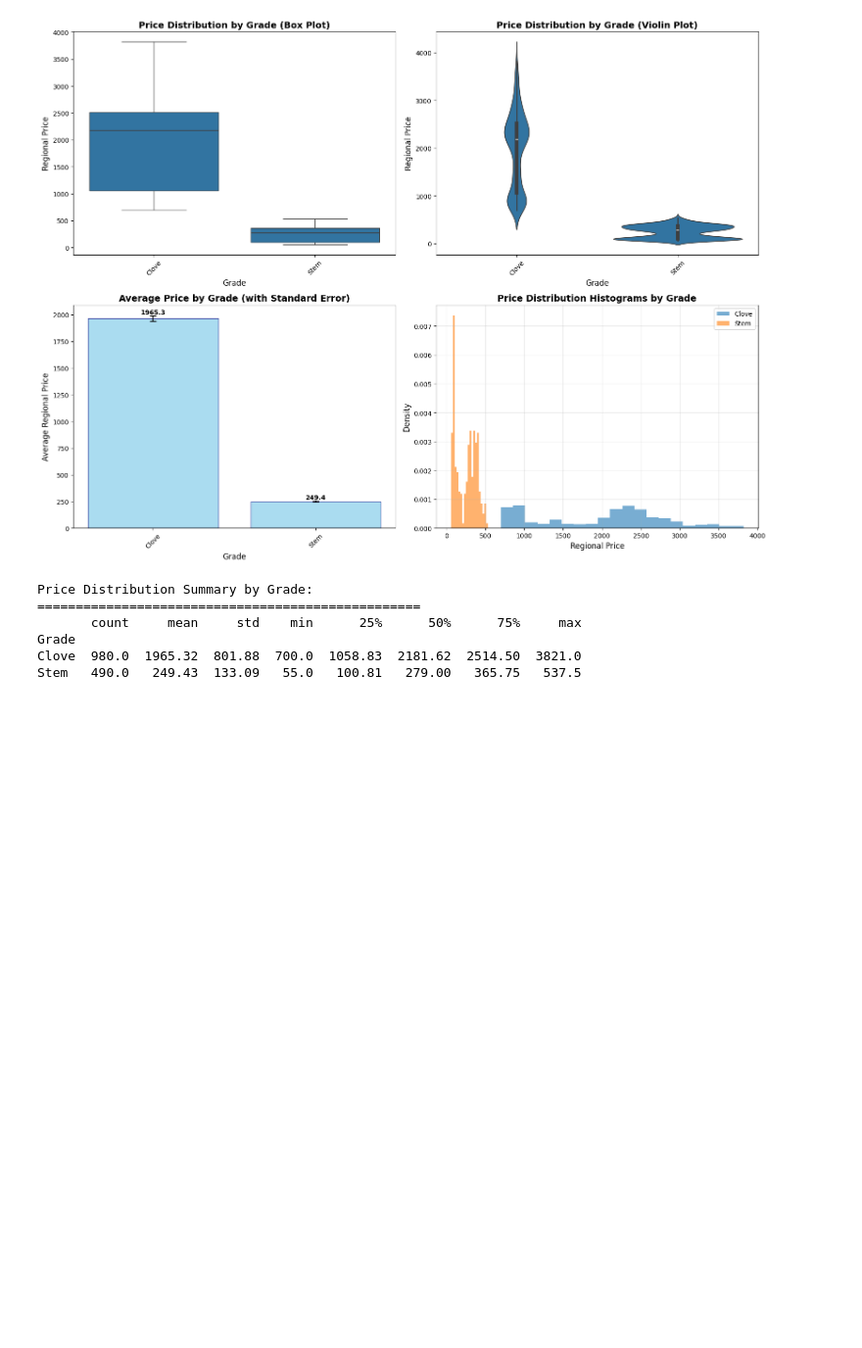
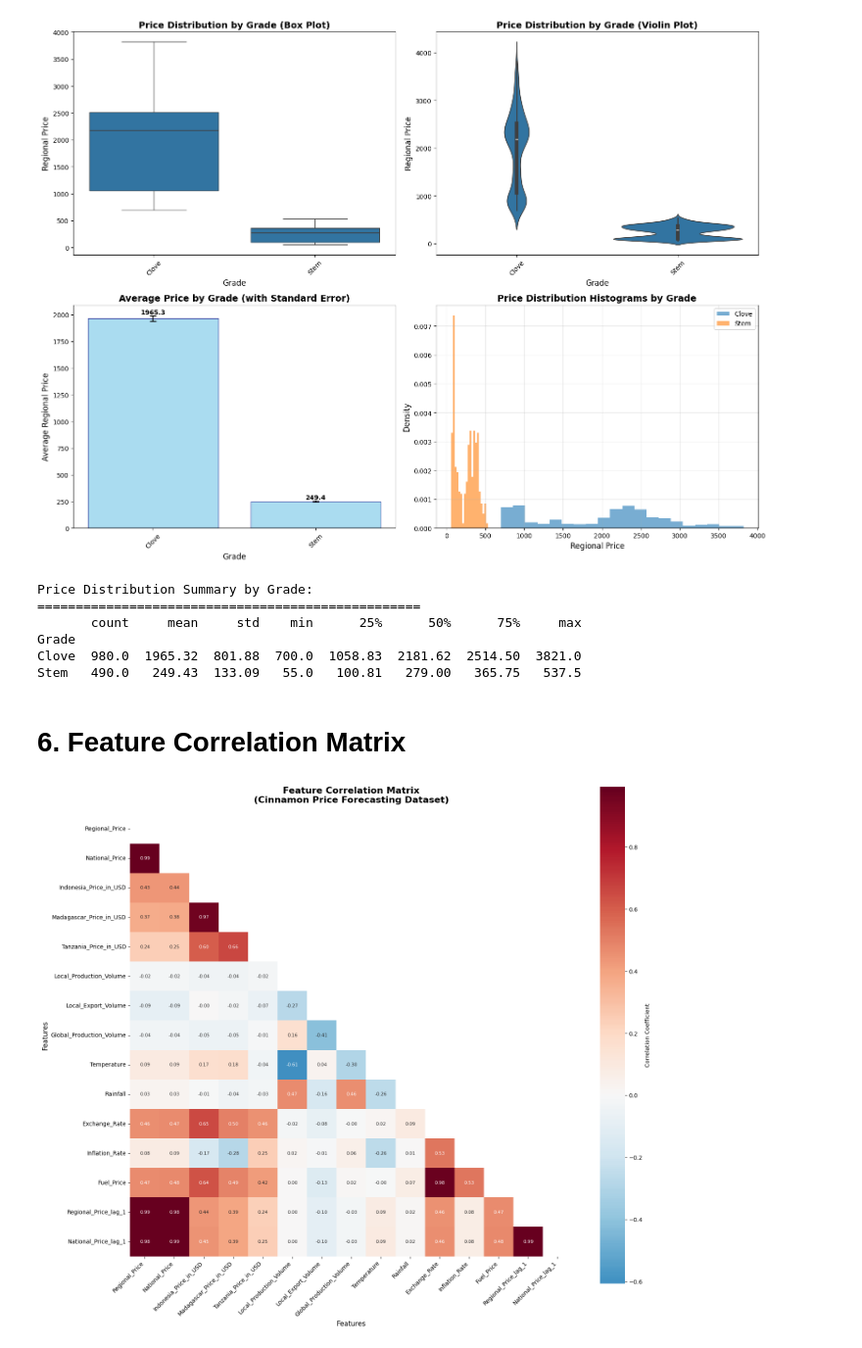
Before and after one commit to vimesh630/Spice_Price_Prediction_VERGER, a Jupyter notebook: LSTM_Clove.ipynb, the cells around one changed output. Shown: that part at 98% size. Saved outputs shown, nothing was run; the diff lists cells and outputs as text; code cells hidden in the pictures; blank space fills up the shorter version.

```diff
--- a/LSTM_Clove.ipynb
+++ b/LSTM_Clove.ipynb
@@ -197,3 +193,83 @@ Price Distribution Summary by Grade:
 Grade
 Clove  980.0  1965.32  801.88  700.0  1058.83  2181.62  2514.50  3821.0
 Stem   490.0   249.43  133.09   55.0   100.81   279.00   365.75   537.5
+# %% [markdown]
+# 6. Feature Correlation Matrix
+# %%
+def plot_feature_correlation_matrix(df):
+    """Plot feature correlation matrix"""
+    # Select numeric features for correlation analysis
+    numeric_features = [
+    'Regional_Price',
+    'National_Price',
+    'Indonesia_Price_in_USD',
+    'Madagascar_Price_in_USD',
+    'Tanzania_Price_in_USD',
+    'Local_Production_Volume',
+    'Local_Export_Volume',
+    'Global_Production_Volume',
+    'Temperature',
+    'Rainfall',
+    'Exchange_Rate',
+    'Inflation_Rate',
+    'Fuel_Price',
+    'Regional_Price_lag_1',
+    'National_Price_lag_1'
+]
+
+    # Filter to only include columns that exist in the dataframe
+    available_features = [col for col in numeric_features if col in df.columns]
+
+    # Calculate correlation matrix
+    df_numeric = df[available_features].select_dtypes(include=[np.number])
+    correlation_matrix = df_numeric.corr()
+
+    # Create the plot
+    plt.figure(figsize=(16, 14))
+
+    # Create a mask for the upper triangle
+    mask = np.triu(np.ones_like(correlation_matrix, dtype=bool))
+
+    # Create heatmap
+    sns.heatmap(correlation_matrix,
+                mask=mask,
+                annot=True,
+                cmap='RdBu_r',
+                center=0,
+                fmt='.2f',
+                square=True,
+                cbar_kws={'label': 'Correlation Coefficient'},
+                annot_kws={'size': 8})
+
+    plt.title('Feature Correlation Matrix\n(Cinnamon Price Forecasting Dataset)',
+             fontsize=16, fontweight='bold', pad=20)
+    plt.xlabel('Features', fontsize=12)
+    plt.ylabel('Features', fontsize=12)
+    plt.xticks(rotation=45, ha='right')
+    plt.yticks(rotation=0)
+    plt.tight_layout()
+    plt.show()
+
+    # Print highly correlated feature pairs
+    print("\nHighly Correlated Feature Pairs (|correlation| > 0.7):")
+    print("=" * 60)
+    high_corr_pairs = []
+    for i in range(len(correlation_matrix.columns)):
+        for j in range(i+1, len(correlation_matrix.columns)):
+            corr_val = correlation_matrix.iloc[i, j]
+            if abs(corr_val) > 0.7:
+                high_corr_pairs.append((
+                    correlation_matrix.columns[i],
+                    correlation_matrix.columns[j],
+                    corr_val
+                ))
+
+    if high_corr_pairs:
+        for feature1, feature2, corr in sorted(high_corr_pairs, key=lambda x: abs(x[2]), reverse=True):
+            print(f"{feature1} ↔ {feature2}: {corr:.3f}")
+    else:
+        print("No feature pairs with |correlation| > 0.7 found.")
+
+plot_feature_correlation_matrix(df)
+# %% [output]
+[figure, added]
```
Also changed, not shown: parts of 2 cells of this notebook.
